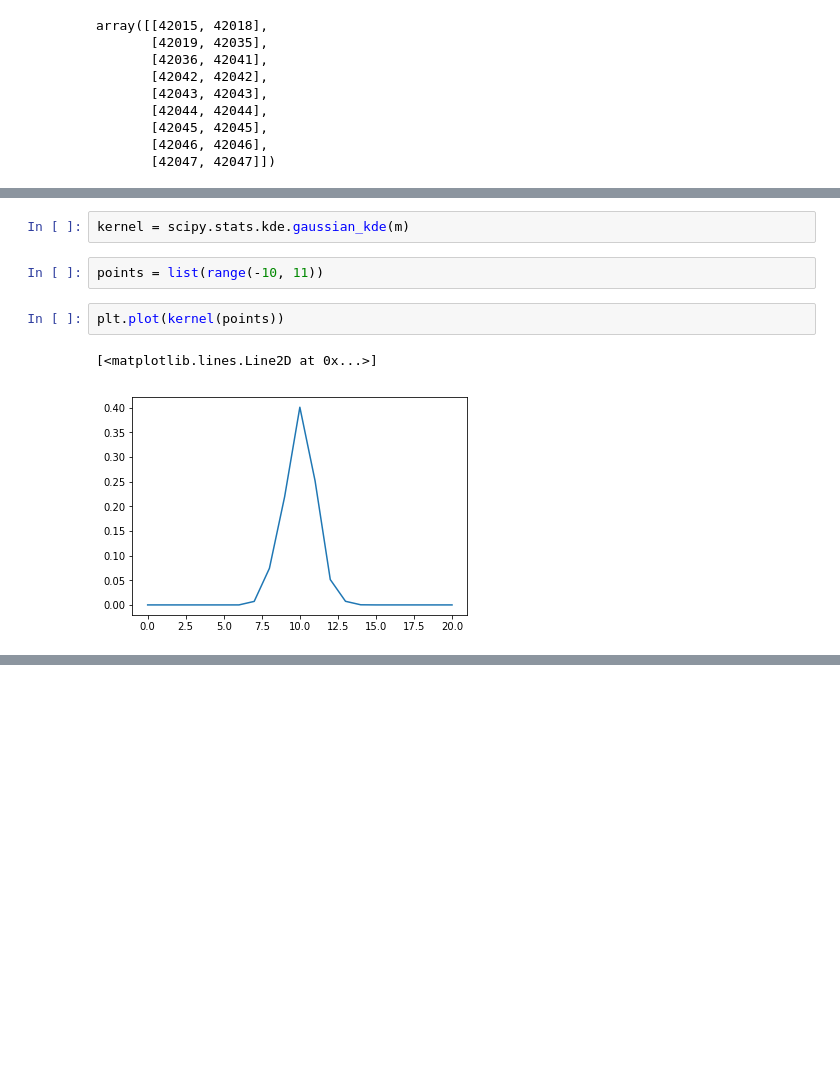
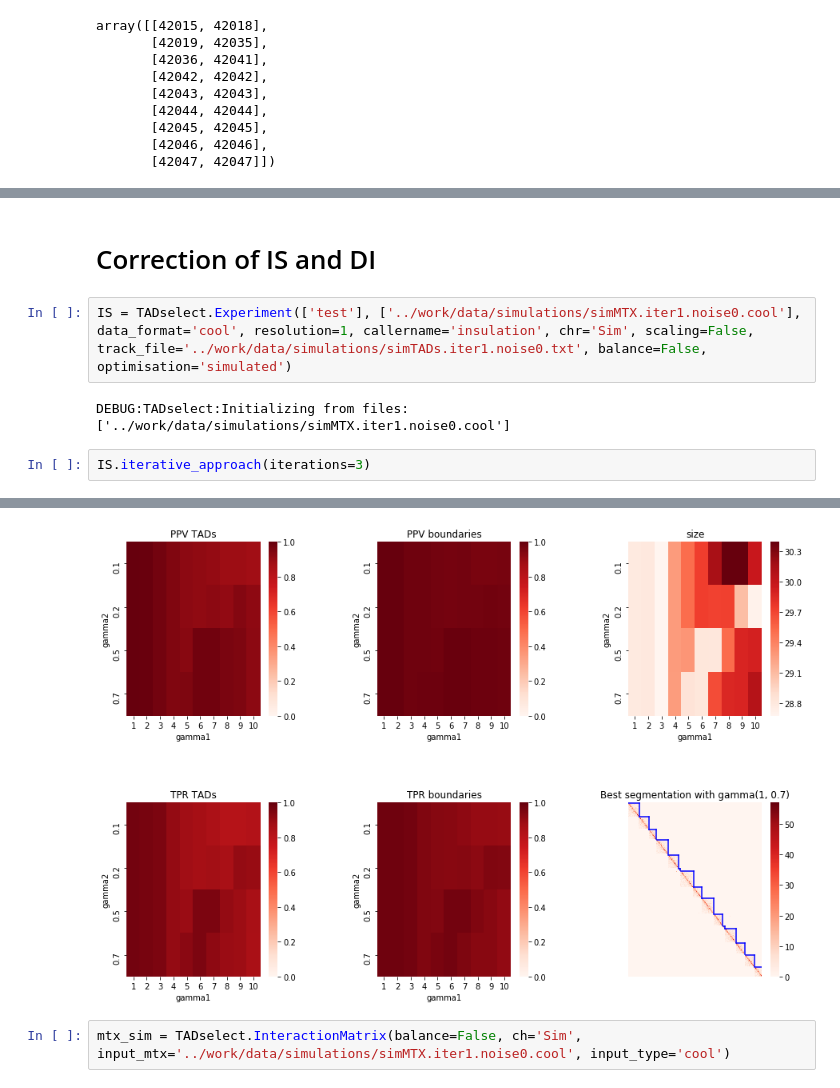
Before and after one commit to dmitrymyl/TADselect, a Jupyter notebook: examples/test.ipynb, the cells around one changed output, grey strips where cells are left out. Drawn from its saved outputs; the diff is of its cells as text; blank space fills up the shorter version.

```diff
--- a/examples/test.ipynb
+++ b/examples/test.ipynb
@@ -742,9 +99,9 @@ m = np.random.normal(size=2000)
-# %%
-kernel = scipy.stats.kde.gaussian_kde(m)
-# %%
-points = list(range(-10, 11))
-# %%
-plt.plot(kernel(points))
-# %% [output]
-[<matplotlib.lines.Line2D at 0x...>]
-[figure, removed]
+# %% [markdown]
+# Correction of IS and DI
+# %%
+IS = TADselect.Experiment(['test'], ['../work/data/simulations/simMTX.iter1.noise0.cool'], data_format='cool', resolution=1, callername='insulation', chr='Sim', scaling=False, track_file='../work/data/simulations/simTADs.iter1.noise0.txt', balance=False, optimisation='simulated')
+# %% [output]
+DEBUG:TADselect:Initializing from files: ['../work/data/simulations/simMTX.iter1.noise0.cool']
+# %%
+IS.iterative_approach(iterations=3)
+# %% [output]
@@ -750,0 +125,3 @@ plt.plot(kernel(points))
+[figure, added]
+# %%
+mtx_sim = TADselect.InteractionMatrix(balance=False, ch='Sim', input_mtx='../work/data/simulations/simMTX.iter1.noise0.cool', input_type='cool')
```
Also changed, not shown: parts of 73 cells of this notebook, 4 other files.
